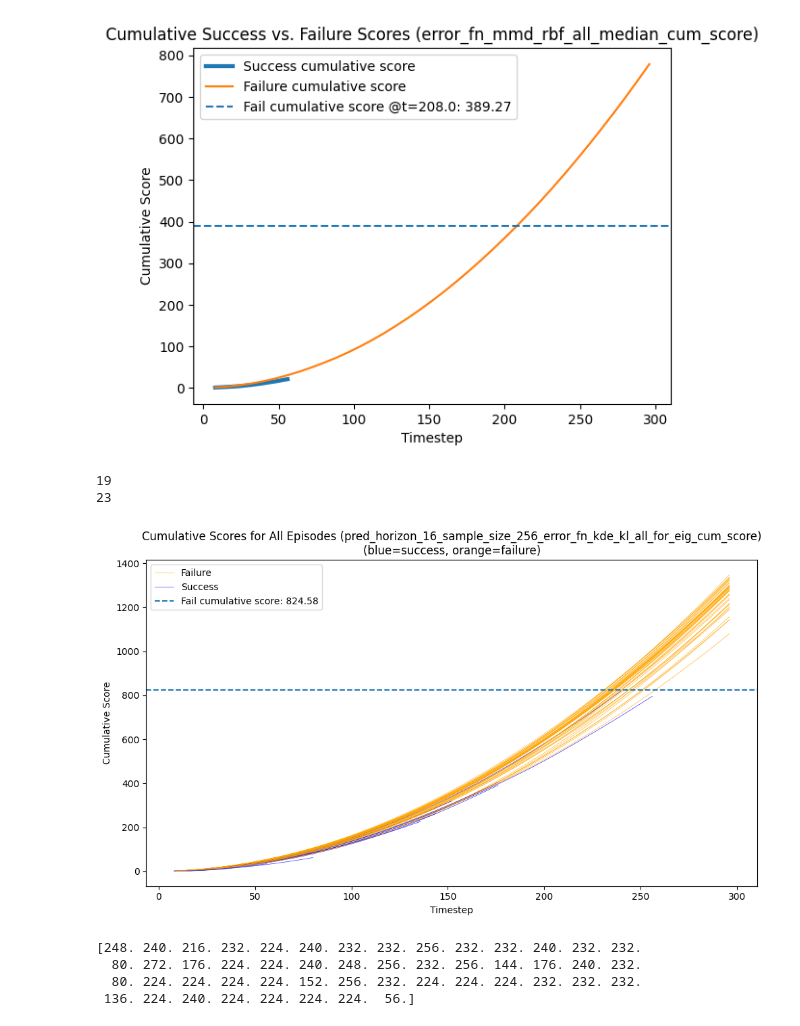
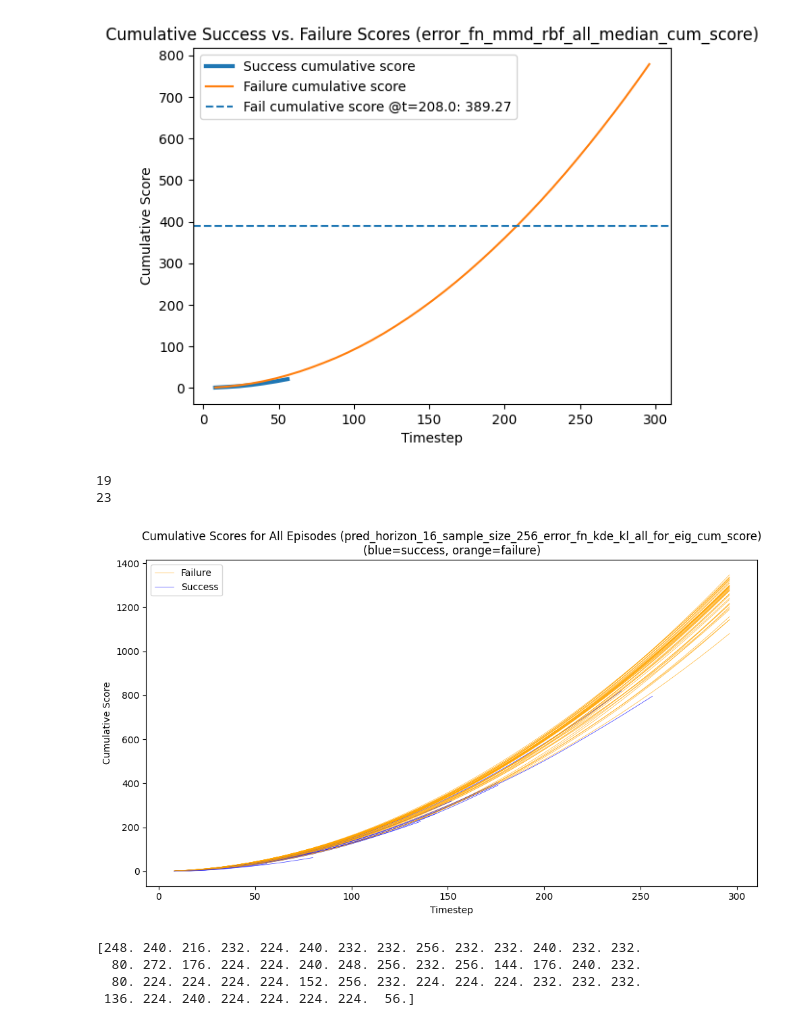
Before and after one commit to rajivswamy/action-diffusion-failure, a Jupyter notebook: failure_detector_stac_jayson.ipynb, the cells around one changed output. Saved outputs shown, nothing was run; the diff lists cells and outputs as text; code cells hidden in the pictures.

```diff
--- a/failure_detector_stac_jayson.ipynb
+++ b/failure_detector_stac_jayson.ipynb
@@ -724,7 +724,7 @@ conf_dict = {
 
 cfg = omegaconf.OmegaConf.create(conf_dict)
 
-dataset_path = "logs/datasets/domain_randomization_v1"
+dataset_path = "logs/datasets/domain_randomization_v2"
 # %%
 # Run eval
 demo_dataset_path = "logs/datasets/no_domain_randomization_v8_simple_env"
@@ -1735,37 +1719,37 @@ for ep in range(50):
         label = 'Failure' if not plotted['failure'] else None
         plotted['failure'] = True
 
     plt.plot(ts, cum_sc,
              color=color,
              label=label,
              linewidth=.5,
              alpha=0.8)
 
 failure_episode = 11
 highlight_timestep = output_data_stac['results_dict']['pred_horizon_16_sample_size_256_error_fn_kde_kl_all_for_eig_quantile_0.95']['ep_iid_cum']['episode']['data']['test_detection_times'][failure_episode]
 failure_timesteps, failure_scores, failure_cum_scores, failure = get_episode_score_series(output_data_stac['test_results_frame'], failure_episode, 'pred_horizon_16_sample_size_256_error_fn_kde_kl_all_for_eig_cum_score')
 
 # Find the failure cumulative at that timestep
 if highlight_timestep in failure_timesteps:
     idx = np.where(failure_timesteps == highlight_timestep)[0][0]
     y_val = failure_cum_scores[idx]
 else:
     raise ValueError(f"Timestep {highlight_timestep} not found in episode {failure_episode}")
 
-plt.axhline(y=y_val,
-            linestyle='--',
-            label=f"Fail cumulative score: {y_val:.2f}")
+# plt.axhline(y=y_val,
+#             linestyle='--',
+#             label=f"Fail cumulative score: {y_val:.2f}")
 
 plt.xlabel("Timestep")
 plt.ylabel("Cumulative Score")
 plt.title("Cumulative Scores for All Episodes (pred_horizon_16_sample_size_256_error_fn_kde_kl_all_for_eig_cum_score)\n(blue=success, orange=failure)")
 plt.legend()
 plt.tight_layout()
 plt.show()
 # %% [output]
 19
 23
-[figure, old version]
+[figure, new version]
 # %%
 # Print the timestep arrays which show when classified as failure
 
```
Also changed, not shown: parts of 2 cells of this notebook, 11 other files.
